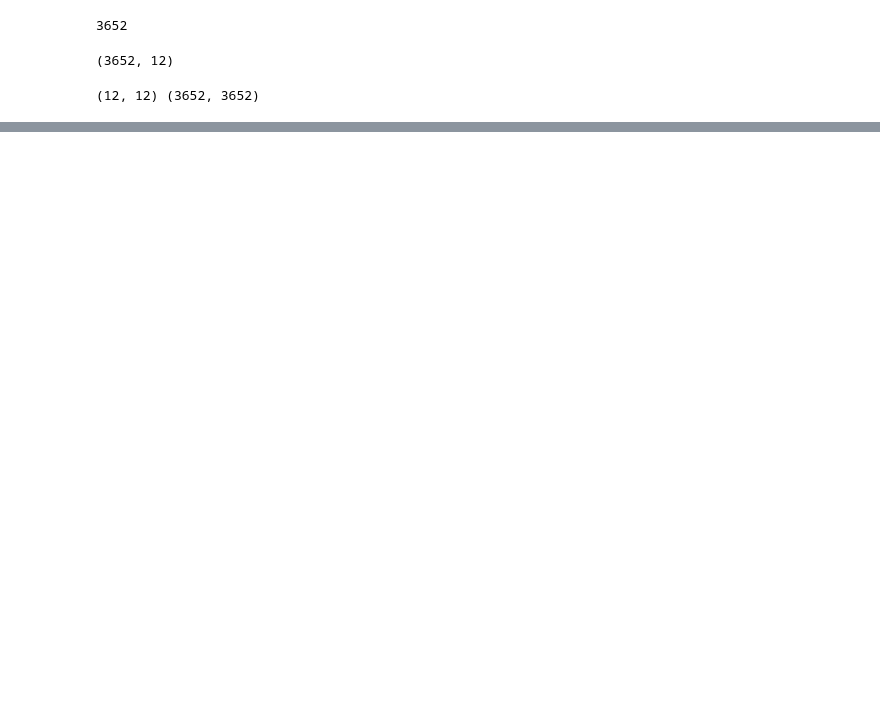
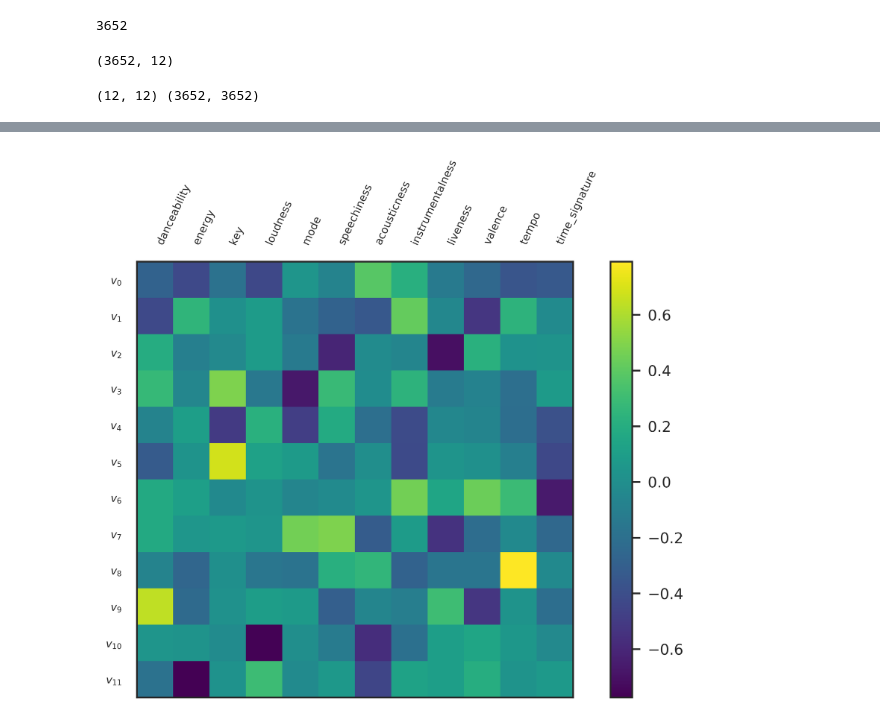
Before and after one commit to sofielange98/every-noise-network-analysis, a Jupyter notebook: pca.ipynb, the cells around one changed output, grey strips where cells are left out. Saved outputs shown, nothing was run; the diff lists cells and outputs as text; code cells hidden in the pictures; blank space fills up the shorter version.

```diff
--- a/pca.ipynb
+++ b/pca.ipynb
@@ -154 +158,29 @@ plot_evecproj_all(evecs_MTM, M)
+# %%
+from sklearn.decomposition import PCA
+pca_play_features = PCA()
+
+pca_play_features.fit(play_features.iloc[:,1:13])
+pca_features = pca_play_features.transform(play_features.iloc[:,1:13])
+
+
+# Plotting
+fig, ax = plt.subplots(1, figsize = (10,6))
+im = ax.matshow(pca_play_features.components_, cmap = 'viridis')
+plt.colorbar(im)
+plt.yticks([i for i in range(12)],[r'$v_{{{}}}$'.format(v) for v in range(12)], fontsize = 8)
+plt.xticks(range(12),list(play_features.columns)[1:13] ,rotation = 65, ha = 'left', fontsize = 8)
+plt.tight_layout
+
+plt.tick_params(axis = 'x', top = False, bottom = False, labelbottom = False)
+
+b, t = plt.ylim() # discover the values for bottom and top
+b += 0.5 # Add 0.5 to the bottom
+t -= 0.5 # Subtract 0.5 from the top
+plt.ylim(b, t) # update the ylim(bottom, top) values
+fig.savefig('./images/' + 'evecs_heatmap' + '.png', bbox_inches = 'tight', facecolor = 'w', edgecolor = 'k')
+
+
+plt.show()
+# %% [output]
+[figure, added]
 # %%
```
Also changed, not shown: parts of 6 cells of this notebook, 1 other file.
